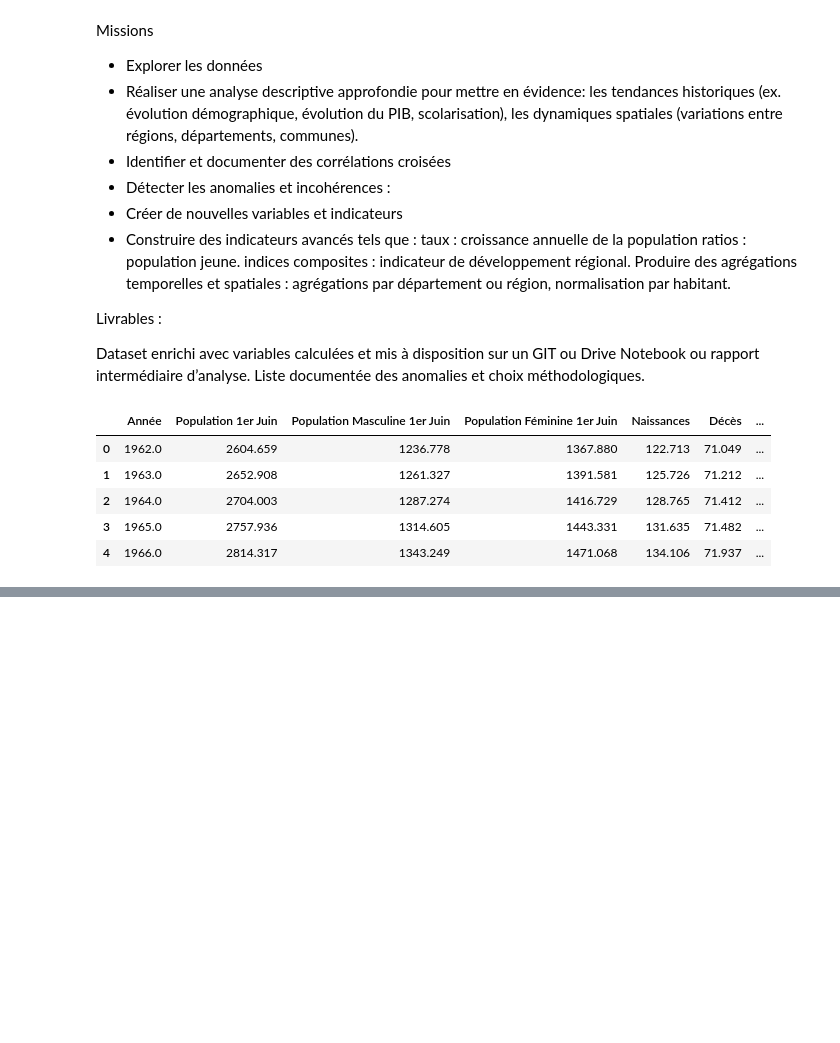
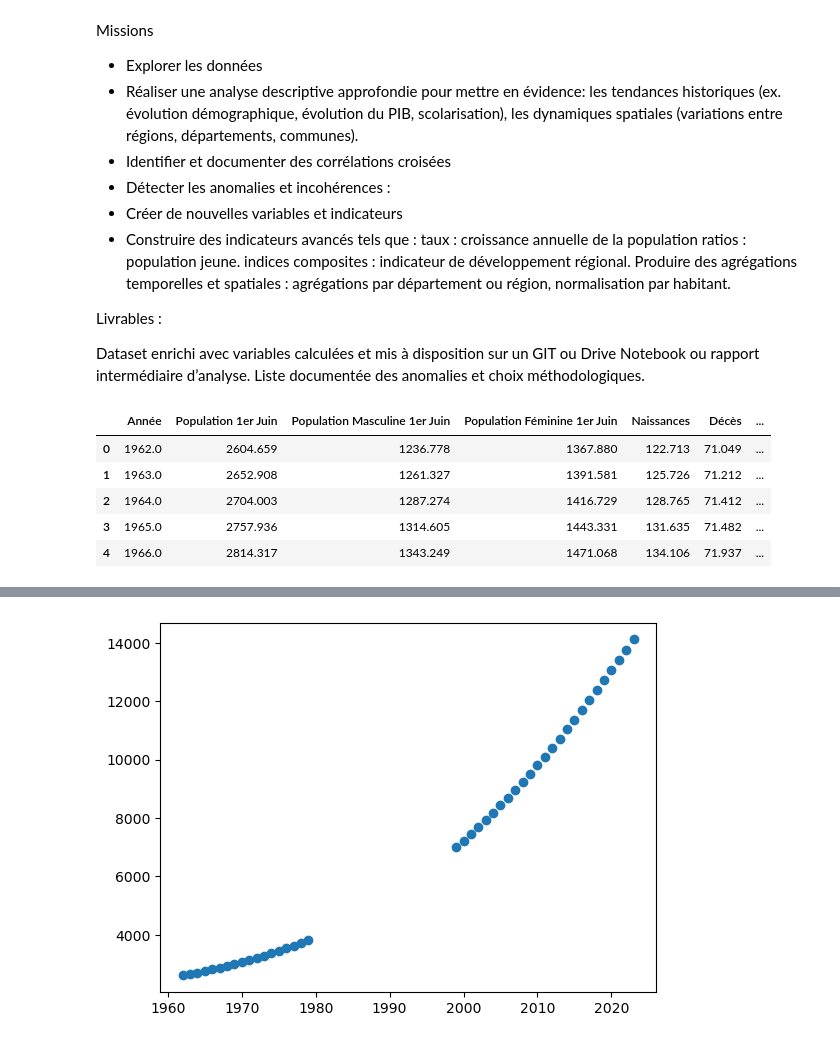
Before and after one commit to FidTCHANDO/ANIP_Challenge1, a Jupyter notebook: Tache_2_Tchando_SikaFidele_Notebook_JJMM.ipynb, the cells around one changed output, grey strips where cells are left out. Saved outputs shown, nothing was run; the diff lists cells and outputs as text; code cells hidden in the pictures; blank space fills up the shorter version.

```diff
--- a/Tache_2_Tchando_SikaFidele_Notebook_JJMM.ipynb
+++ b/Tache_2_Tchando_SikaFidele_Notebook_JJMM.ipynb
@@ -43,0 +69,6 @@ benin_df.head()
+# %%
+plt.scatter(x = "Année", y="Population 1er Juin", data=benin_df)
+plt.scatter()
+plt.show()
+# %% [output]
+[figure, added]
```
Also changed, not shown: parts of 4 cells of this notebook.
